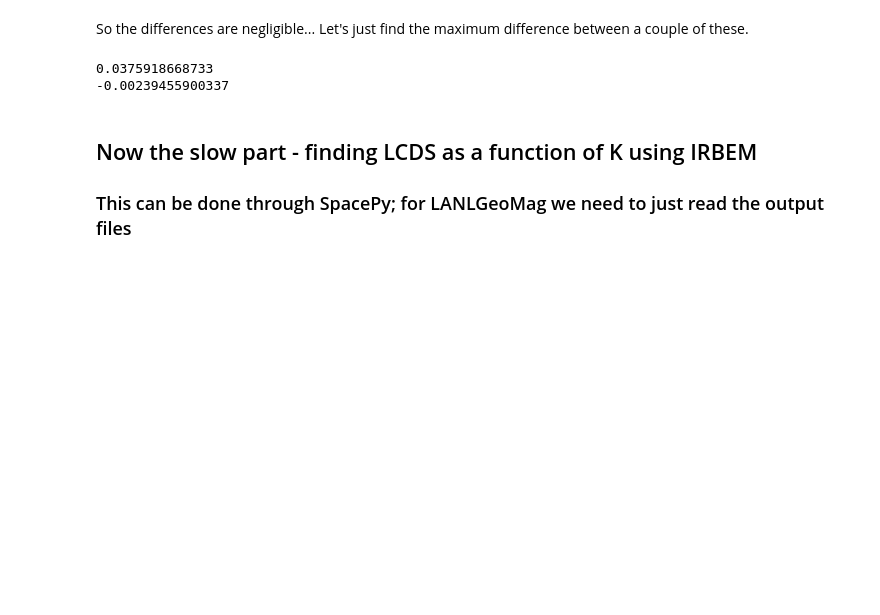
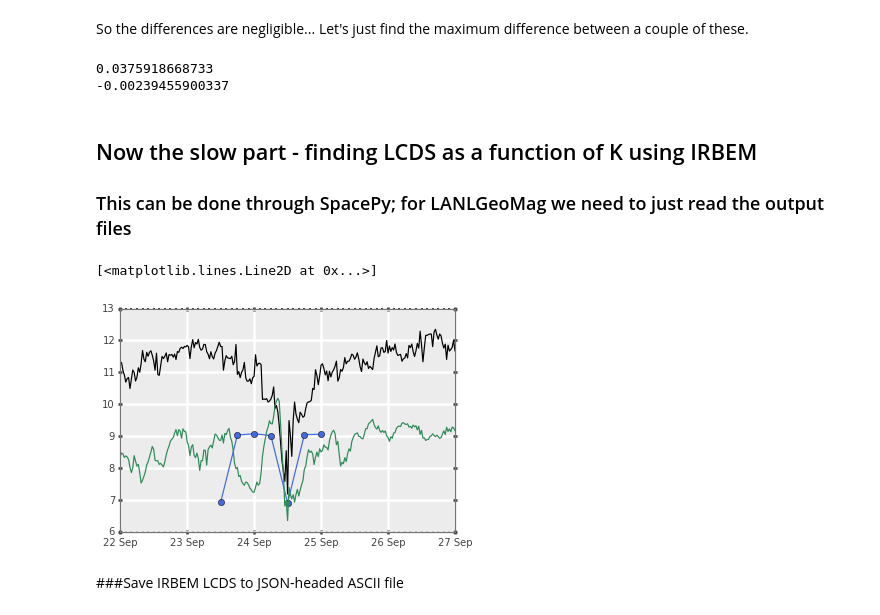
Before and after one commit to drsteve/Notebooks, a Jupyter notebook: LastClosedDriftShell.ipynb, the cells around one changed output. Drawn from its saved outputs; the diff is of its cells as text; code cells hidden in the pictures; blank space fills up the shorter version.

Commit message:
LastClosedDriftShell: added sample IRBEM LCDS and filled out more of notebook

```diff
--- a/LastClosedDriftShell.ipynb
+++ b/LastClosedDriftShell.ipynb
@@ -17,6 +17,7 @@ import spacepy.LANLstar as lns
 ### First, set timestamps at 30min cadence for Sept 24th dropout event
 # %%
 tt = spt.tickrange('2013-09-22T00:00:00','2013-09-27T00:00:00',0.5/24) #half hourly resolution
+tt2 = spt.tickrange('2013-09-23T12:00:00','2013-09-25T00:00:00', 6./24) #6 hourly res, to be quicker
 # %%
 mp = emp.ShueMP(tt, dbase='qd1min')
 # %% [output]
@@ -79,3 +80,18 @@ print((lcds['T05']-lcds15['T05']).min())
 # %%
 import spacepy.irbempy as ib
 import spacepy.coordinates as spc
+# %%
+omdata2 = om.get_omni(tt2) #don't use qd1min dbase for now... needs variable renamig, etc.
+# %%
+irb_lcds = ib.find_LCDS_K(tt2, 0.1, extMag='T05', tol=0.1, omnivals=omdata2)
+#once this is done, save output and read it back in here... comment code so we know how we got it
+# %%
+plt.plot(tt2.UTC, irb_lcds['LCDS'], marker='o')
+splot.applySmartTimeTicks(plt.gca(), tt.UTC)
+plt.plot(tt.UTC, mp, 'k-')
+plt.plot(tt.UTC, lcds['T05'])
+# %% [output]
+[<matplotlib.lines.Line2D at 0x...>]
+[figure, added]
+# %% [markdown]
+###Save IRBEM LCDS to JSON-headed ASCII file
```
Also changed, not shown: parts of 2 cells of this notebook, 1 other file.
